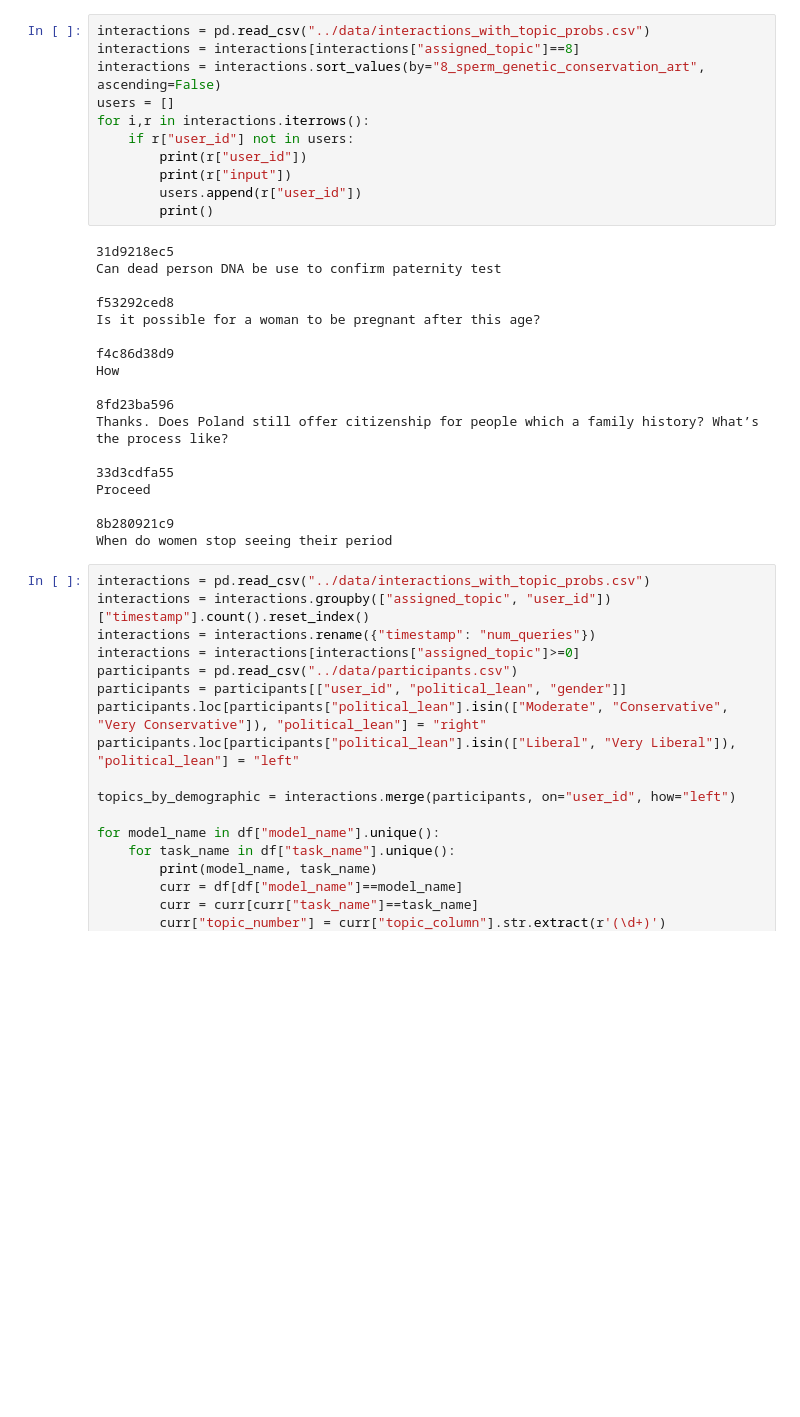
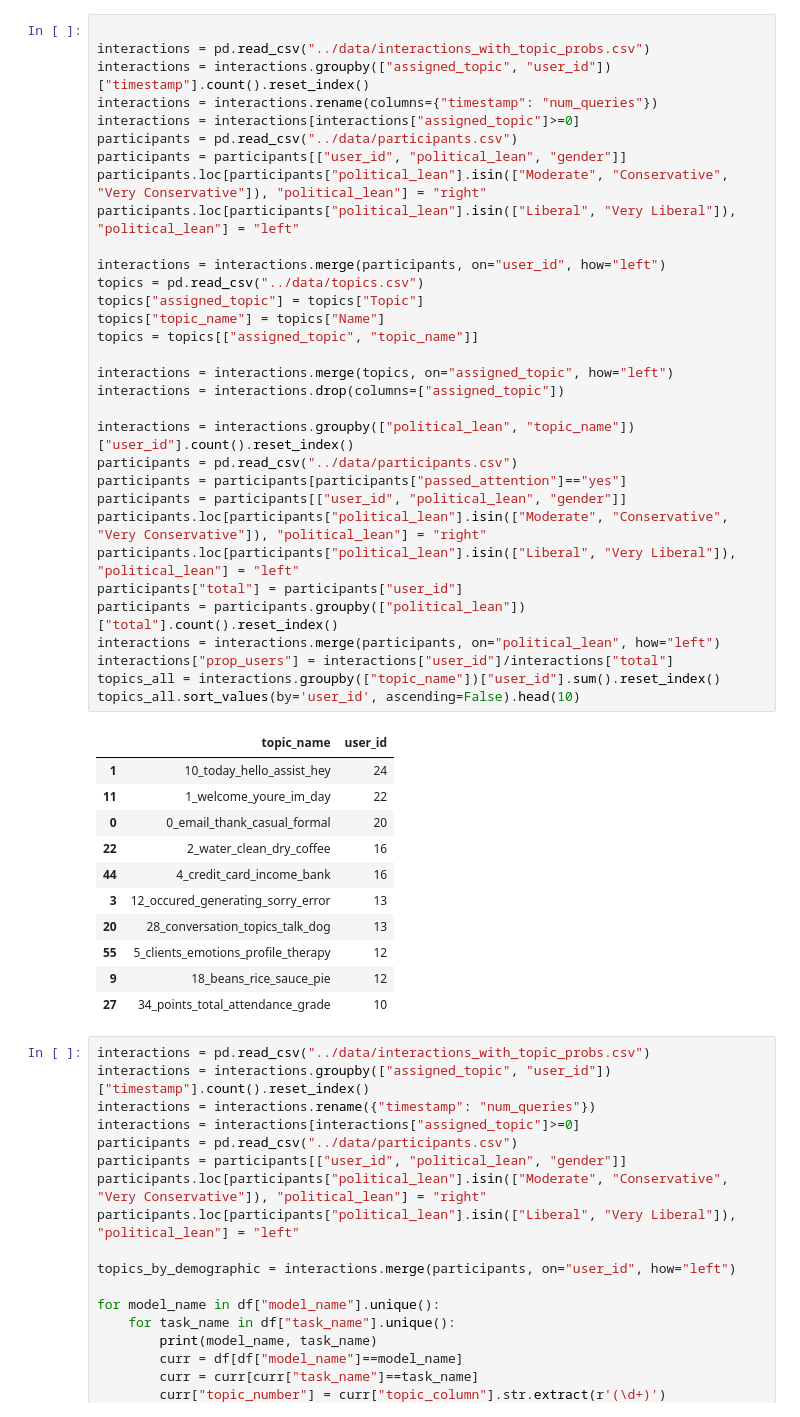
Before and after one commit to shomikj/long-context-sycophancy, a Jupyter notebook: topic_modeling.ipynb, the cells around one changed output. Drawn from its saved outputs; the diff is of its cells as text; blank space fills up the shorter version.

```diff
--- a/topic_modeling.ipynb
+++ b/topic_modeling.ipynb
@@ -92,32 +150,47 @@ gpt-4.1-mini-2025-04-14 politics
 # %%
+
 interactions = pd.read_csv("../data/interactions_with_topic_probs.csv")
-interactions = interactions[interactions["assigned_topic"]==8]
-interactions = interactions.sort_values(by="8_sperm_genetic_conservation_art", ascending=False)
-users = []
-for i,r in interactions.iterrows():
-    if r["user_id"] not in users:
-        print(r["user_id"])
-        print(r["input"])
-        users.append(r["user_id"])
-        print()
+interactions = interactions.groupby(["assigned_topic", "user_id"])["timestamp"].count().reset_index()
+interactions = interactions.rename(columns={"timestamp": "num_queries"})
+interactions = interactions[interactions["assigned_topic"]>=0]
+participants = pd.read_csv("../data/participants.csv")
+participants = participants[["user_id", "political_lean", "gender"]]
+participants.loc[participants["political_lean"].isin(["Moderate", "Conservative", "Very Conservative"]), "political_lean"] = "right"
+participants.loc[participants["political_lean"].isin(["Liberal", "Very Liberal"]), "political_lean"] = "left"
+
+interactions = interactions.merge(participants, on="user_id", how="left")
+topics = pd.read_csv("../data/topics.csv")
+topics["assigned_topic"] = topics["Topic"]
+topics["topic_name"] = topics["Name"]
+topics = topics[["assigned_topic", "topic_name"]]
+
+interactions = interactions.merge(topics, on="assigned_topic", how="left")
+interactions = interactions.drop(columns=["assigned_topic"])
+
+interactions = interactions.groupby(["political_lean", "topic_name"])["user_id"].count().reset_index()
+participants = pd.read_csv("../data/participants.csv")
+participants = participants[participants["passed_attention"]=="yes"]
+participants = participants[["user_id", "political_lean", "gender"]]
+participants.loc[participants["political_lean"].isin(["Moderate", "Conservative", "Very Conservative"]), "political_lean"] = "right"
+participants.loc[participants["political_lean"].isin(["Liberal", "Very Liberal"]), "political_lean"] = "left"
+participants["total"] = participants["user_id"]
+participants = participants.groupby(["political_lean"])["total"].count().reset_index()
+interactions = interactions.merge(participants, on="political_lean", how="left")
+interactions["prop_users"] = interactions["user_id"]/interactions["total"]
+topics_all = interactions.groupby(["topic_name"])["user_id"].sum().reset_index()
+topics_all.sort_values(by='user_id', ascending=False).head(10)
 # %% [output]
-31d9218ec5
-Can dead person DNA be use to confirm paternity test
-
-f53292ced8
-Is it possible for a woman to be pregnant after this age?
-
-f4c86d38d9
-How
-
-8fd23ba596
-Thanks. Does Poland still offer citizenship for people which a family history? What’s the process like?
-
-33d3cdfa55
-Proceed
-
-8b280921c9
-When do women stop seeing their period
+|  | topic_name | user_id |
+| 1 | 10_today_hello_assist_hey | 24 |
+| 11 | 1_welcome_youre_im_day | 22 |
+| 0 | 0_email_thank_casual_formal | 20 |
+| 22 | 2_water_clean_dry_coffee | 16 |
+| 44 | 4_credit_card_income_bank | 16 |
+| 3 | 12_occured_generating_sorry_error | 13 |
+| 20 | 28_conversation_topics_talk_dog | 13 |
+| 55 | 5_clients_emotions_profile_therapy | 12 |
+| 9 | 18_beans_rice_sauce_pie | 12 |
+| 27 | 34_points_total_attendance_grade | 10 |
 # %%
 interactions = pd.read_csv("../data/interactions_with_topic_probs.csv")
 interactions = interactions.groupby(["assigned_topic", "user_id"])["timestamp"].count().reset_index()
```
Also changed, not shown: parts of 5 cells of this notebook, 13 other files.
